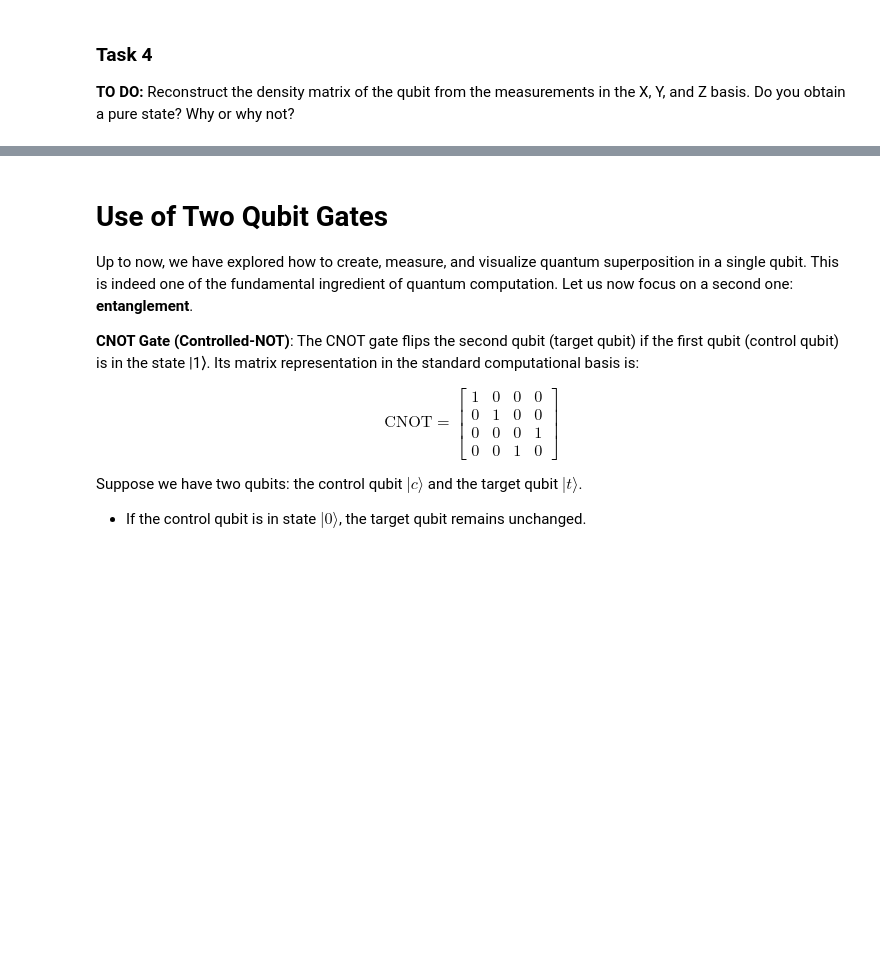
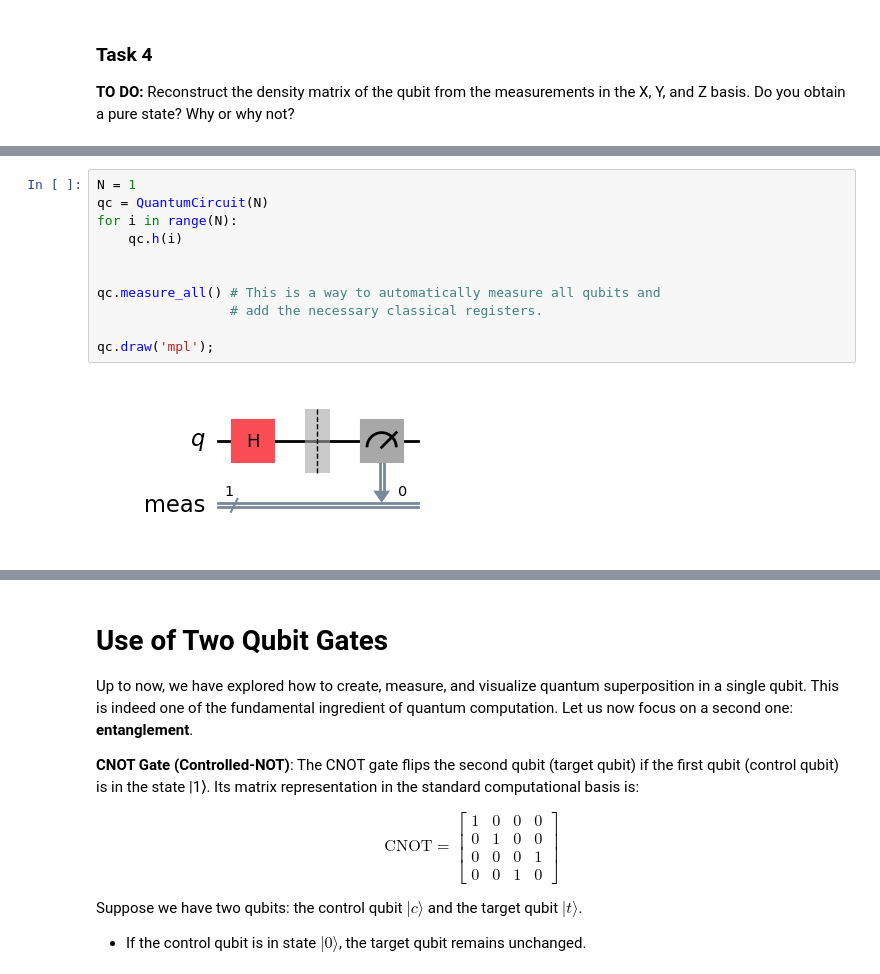
Before and after one commit to mwauters92/TIQIT_tutorial, a Jupyter notebook: Hands_on_01.ipynb, the cells around one changed output, grey strips where cells are left out. Drawn from its saved outputs; the diff is of its cells as text; blank space fills up the shorter version.

```diff
--- a/Hands_on_01.ipynb
+++ b/Hands_on_01.ipynb
@@ -495,0 +457,13 @@ plt.show()
+# %%
+N = 1
+qc = QuantumCircuit(N)
+for i in range(N):
+    qc.h(i)
+
+
+qc.measure_all() # This is a way to automatically measure all qubits and
+                 # add the necessary classical registers.
+
+qc.draw('mpl');
+# %% [output]
+[figure, added]
```
Also changed, not shown: parts of 21 cells of this notebook.
